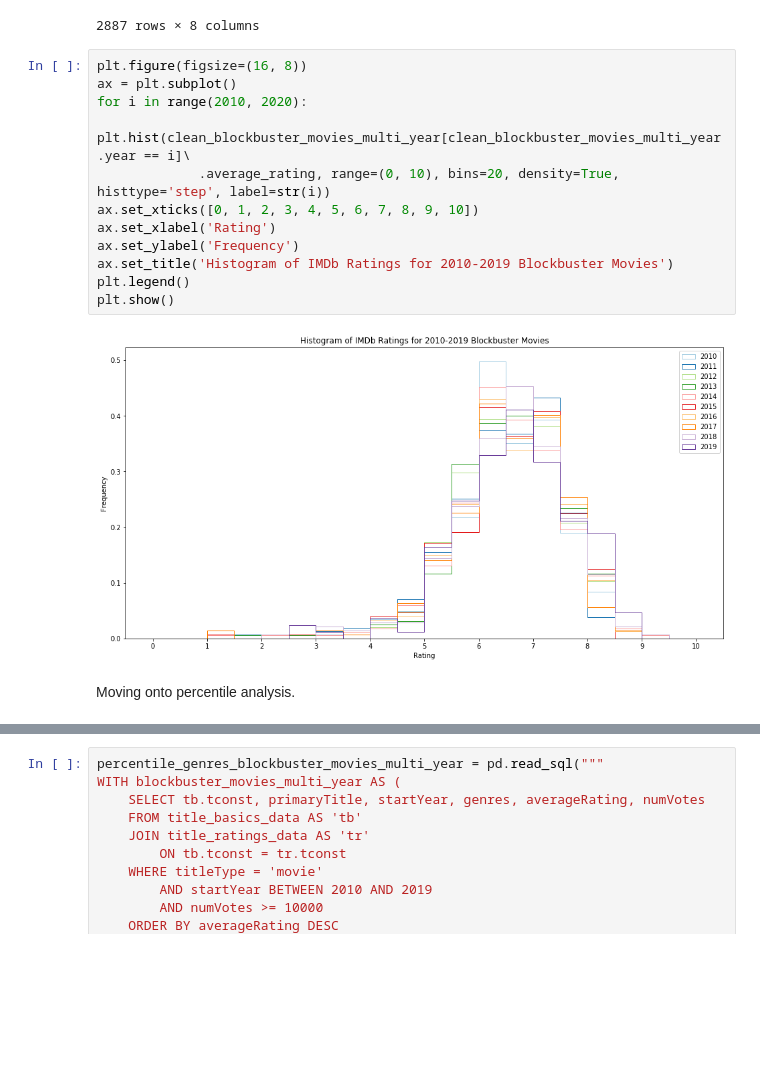
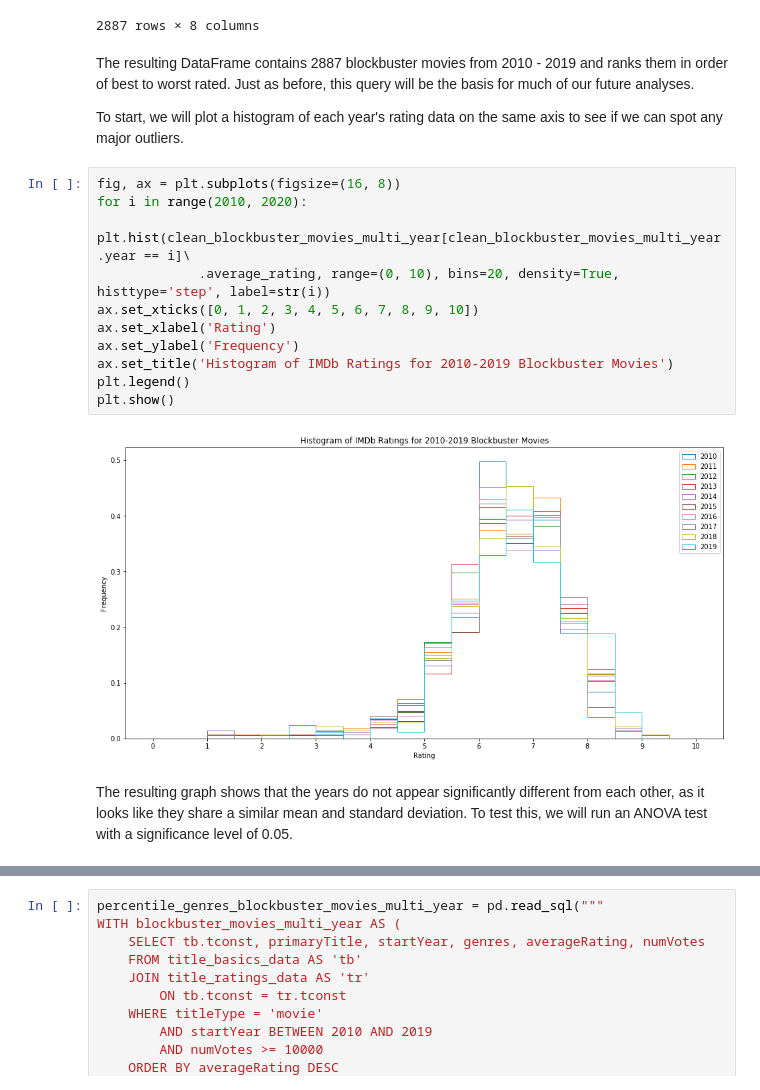
Before and after one commit to kaichang1/IMDb-SQL, a Jupyter notebook: IMDb.ipynb, the cells around one changed output, grey strips where cells are left out. Drawn from its saved outputs; the diff is of its cells as text; blank space fills up the shorter version.

```diff
--- a/IMDb.ipynb
+++ b/IMDb.ipynb
@@ -687,19 +469,22 @@ clean_blockbuster_movies_multi_year
 | 2885 | tt5697572 | Cats | 2019 | 2.8 | 23213 | Comedy | Drama | Family |
 | 2886 | tt7255568 | Student of the Year 2 | 2019 | 2.5 | 13050 | Drama | Romance | Sport |
 2887 rows × 8 columns
+# %% [markdown]
+The resulting DataFrame contains 2887 blockbuster movies from 2010 - 2019 and ranks them in order of best to worst rated. Just as before, this query will be the basis for much of our future analyses.
+
+To start, we will plot a histogram of each year's rating data on the same axis to see if we can spot any major outliers.
 # %%
-plt.figure(figsize=(16, 8))
-ax = plt.subplot()
+fig, ax = plt.subplots(figsize=(16, 8))
 for i in range(2010, 2020):
     plt.hist(clean_blockbuster_movies_multi_year[clean_blockbuster_movies_multi_year.year == i]\
              .average_rating, range=(0, 10), bins=20, density=True, histtype='step', label=str(i))
 ax.set_xticks([0, 1, 2, 3, 4, 5, 6, 7, 8, 9, 10])
 ax.set_xlabel('Rating')
 ax.set_ylabel('Frequency')
 ax.set_title('Histogram of IMDb Ratings for 2010-2019 Blockbuster Movies')
 plt.legend()
 plt.show()
 # %% [output]
-[figure, old version]
+[figure, new version]
-# %% [markdown]
-Moving onto percentile analysis.
+# %% [markdown]
+The resulting graph shows that the years do not appear significantly different from each other, as it looks like they share a similar mean and standard deviation. To test this, we will run an ANOVA test with a significance level of 0.05.
```
Also changed, not shown: parts of 53 cells of this notebook.
